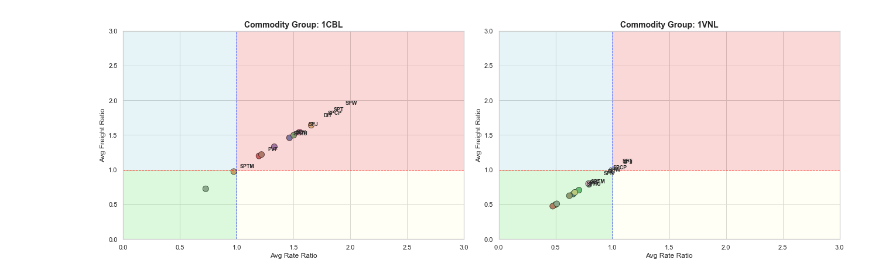
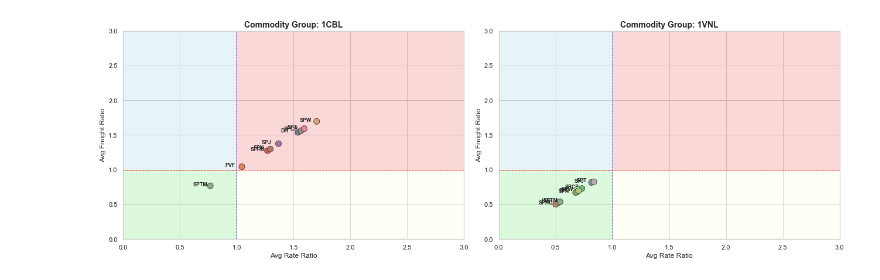
Before and after one commit to Zhuwaki/diverzify_freight_analysis, a Jupyter notebook: notebooks/nigel/quandrants.ipynb, the cells around one changed output. Drawn from its saved outputs; the diff is of its cells as text; code cells hidden in the pictures.

```diff
--- a/notebooks/nigel/quandrants.ipynb
+++ b/notebooks/nigel/quandrants.ipynb
@@ -7,7 +7,7 @@ import numpy as np
 import ast
 
 # Load and prepare the data
-df = pd.read_csv("../../data/downloads/freight_comparison_20250422_134106.csv")
+df = pd.read_csv("../../data/downloads/freight_comparison_20250422_160819.csv")
 df_clean = df.replace([np.inf, -np.inf], np.nan).dropna(subset=["freight_ratio", "rate_ratio"])
 df_clean["commodity_group"] = df_clean["unique_commodity_group_input"].apply(
     lambda x: ast.literal_eval(x)[0] if pd.notnull(x) else "Unknown"
@@ -41,32 +41,32 @@ for i, group in enumerate(commodity_groups):
     ax.add_patch(Rectangle((x_split, y_min), x_max - x_split, y_split - y_min, color="lightyellow", alpha=0.3))   # Bottom-right
 
     # Lines
     ax.axhline(y_split, color='red', linestyle='--', lw=1)
     ax.axvline(x_split, color='blue', linestyle='--', lw=1)
 
     # Scatter
     sns.scatterplot(
         data=subset,
         x="avg_rate_ratio",
         y="avg_freight_ratio",
         hue="site",
         ax=ax,
         s=100,
         edgecolor="black",
         legend=False
     )
 
     for _, row in subset.iterrows():
-        ax.text(row["avg_rate_ratio"] + 0.3, row["avg_freight_ratio"] + 0.3, row["site"],
+        ax.text(row["avg_rate_ratio"] - 0.15, row["avg_freight_ratio"] - 0, row["site"],
                 fontsize=9, weight='bold')
 
     ax.set_xlim(x_min, x_max)
     ax.set_ylim(y_min, y_max)
     ax.set_title(f"Commodity Group: {group}", fontsize=14, weight='bold')
     ax.set_xlabel("Avg Rate Ratio")
     ax.set_ylabel("Avg Freight Ratio")
 
 plt.tight_layout()
 plt.show()
 # %% [output]
-[figure, old version]
+[figure, new version]
```
Also changed, not shown: 5 other files.
